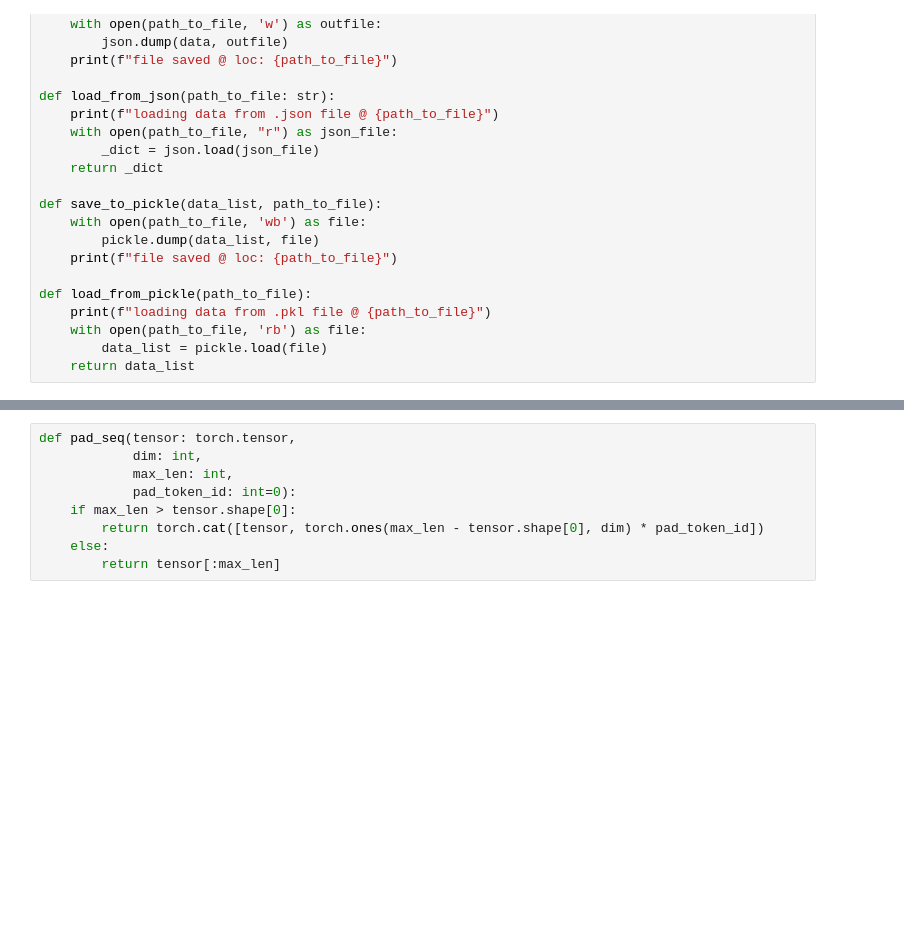
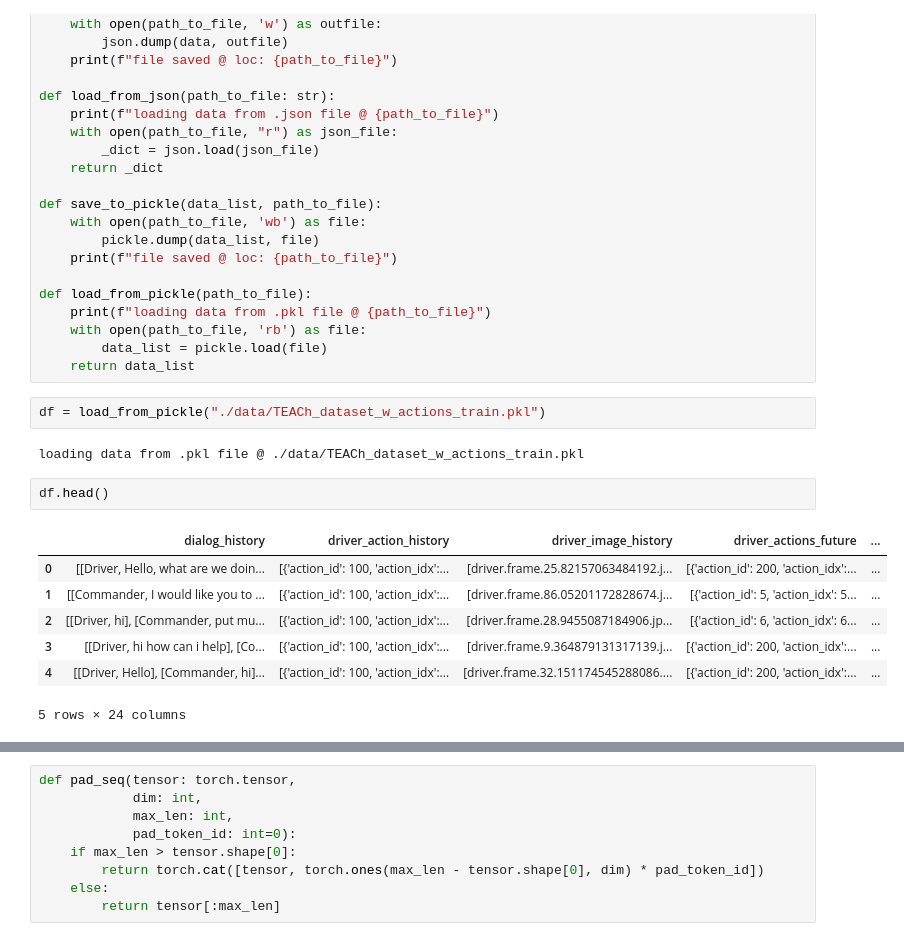
Before and after one commit to Nid989/TEACh_EDH, a Jupyter notebook: TEACh_Modeling.ipynb, the cells around one changed output, grey strips where cells are left out. Drawn from its saved outputs; the diff is of its cells as text; blank space fills up the shorter version.

```diff
--- a/TEACh_Modeling.ipynb
+++ b/TEACh_Modeling.ipynb
@@ -748,3 +753,17 @@ def load_from_pickle(path_to_file):
     with open(path_to_file, 'rb') as file:
         data_list = pickle.load(file)
     return data_list
+# %%
+df = load_from_pickle("./data/TEACh_dataset_w_actions_train.pkl")
+# %% [output]
+loading data from .pkl file @ ./data/TEACh_dataset_w_actions_train.pkl
+# %%
+df.head()
+# %% [output]
+|  | dialog_history | driver_action_history | driver_image_history | driver_actions_future | ... |
+| 0 | [[Driver, Hello, what are we doin... | [{'action_id': 100, 'action_idx':... | [driver.frame.25.82157063484192.j... | [{'action_id': 200, 'action_idx':... | ... |
+| 1 | [[Commander, I would like you to ... | [{'action_id': 100, 'action_idx':... | [driver.frame.86.05201172828674.j... | [{'action_id': 5, 'action_idx': 5... | ... |
+| 2 | [[Driver, hi], [Commander, put mu... | [{'action_id': 100, 'action_idx':... | [driver.frame.28.9455087184906.jp... | [{'action_id': 6, 'action_idx': 6... | ... |
+| 3 | [[Driver, hi how can i help], [Co... | [{'action_id': 100, 'action_idx':... | [driver.frame.9.364879131317139.j... | [{'action_id': 200, 'action_idx':... | ... |
+| 4 | [[Driver, Hello], [Commander, hi]... | [{'action_id': 100, 'action_idx':... | [driver.frame.32.151174545288086.... | [{'action_id': 200, 'action_idx':... | ... |
+5 rows × 24 columns
```
Also changed, not shown: parts of 3 cells of this notebook, 4 other files.
